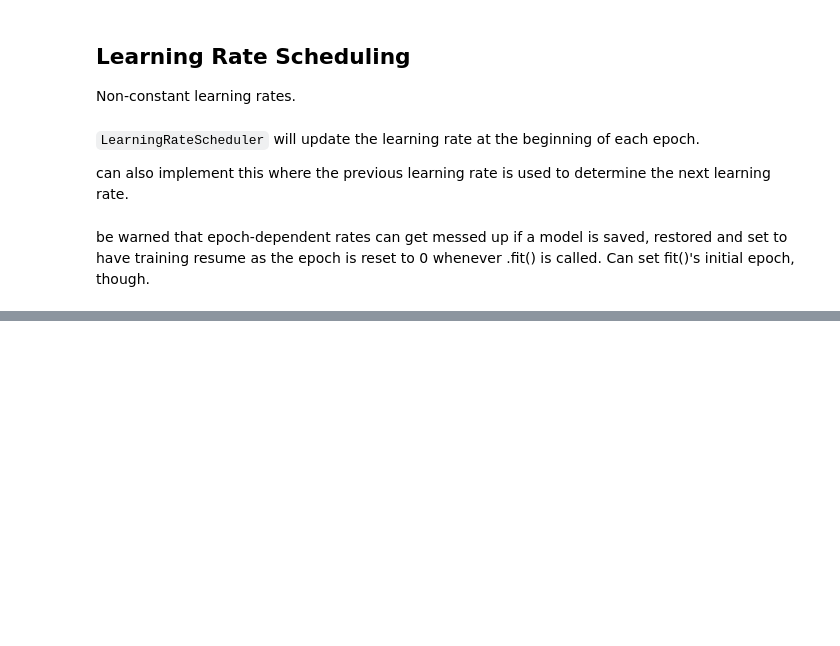
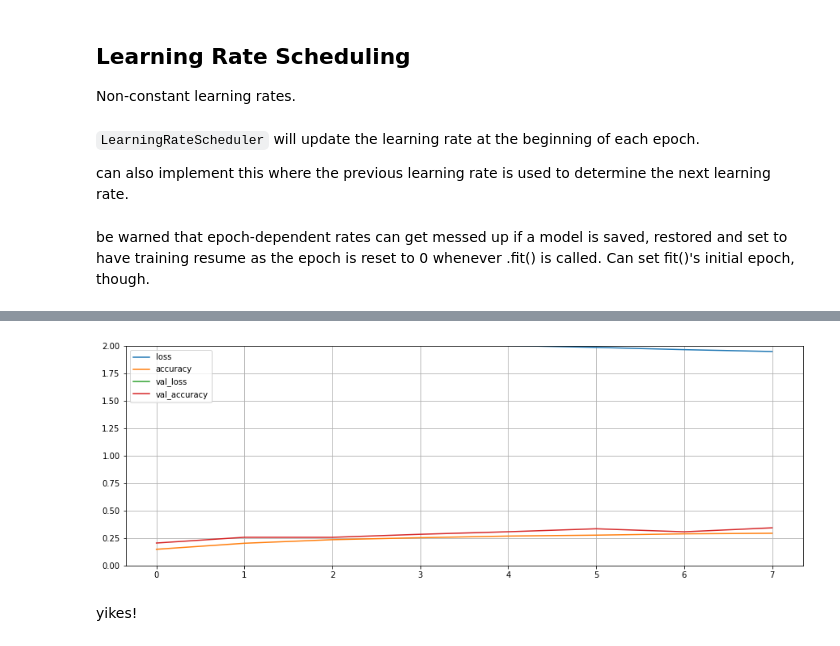
Before and after one commit to efiegel/ml-geron, a Jupyter notebook: Chapter_11_Training_Deep_Neural_Networks.ipynb, the cells around one changed output, grey strips where cells are left out. Drawn from its saved outputs; the diff is of its cells as text; code cells hidden in the pictures; blank space fills up the shorter version.

```diff
--- a/Chapter_11_Training_Deep_Neural_Networks.ipynb
+++ b/Chapter_11_Training_Deep_Neural_Networks.ipynb
@@ -346,0 +716,22 @@ optimizer = keras.optimizers.SGD(learning_rate)
+# %%
+model_e = keras.models.Sequential([
+    keras.layers.Flatten(input_shape=[32, 32, 3]),
+    keras.layers.AlphaDropout(rate=0.2),
+    keras.layers.Dense(500, activation="selu", kernel_initializer="lecun_normal"),
+    keras.layers.AlphaDropout(rate=0.2),
+    keras.layers.Dense(250, activation="selu", kernel_initializer="lecun_normal"),
+    keras.layers.AlphaDropout(rate=0.2),
+    keras.layers.Dense(125, activation="selu", kernel_initializer="lecun_normal"),
+    keras.layers.AlphaDropout(rate=0.2),
+    keras.layers.Dense(10, activation="softmax")
+])
+# %%
+# switch over to Nadam (was Adam) for hopefully faster convergence (although I'm not running too many epochs)
+optimizer = keras.optimizers.Nadam(lr=5e-5)
+model_e.compile(loss="sparse_categorical_crossentropy",
+              optimizer=optimizer,
+              metrics=["accuracy"])
+# %%
+history_e = model_e.fit(X_train, y_train, epochs=10,
+                     validation_data=(X_valid, y_valid),
+                     callbacks=[early_stopping_cb])
@@ -346,0 +755,9 @@ optimizer = keras.optimizers.SGD(learning_rate)
+# %%
+pd.DataFrame(history_e.history).plot(figsize=(15, 5))
+plt.grid(True)
+plt.gca().set_ylim(0,2)
+plt.show()
+# %% [output]
+[figure, added]
+# %% [markdown]
+yikes!
```
Also changed, not shown: parts of 50 cells of this notebook.
